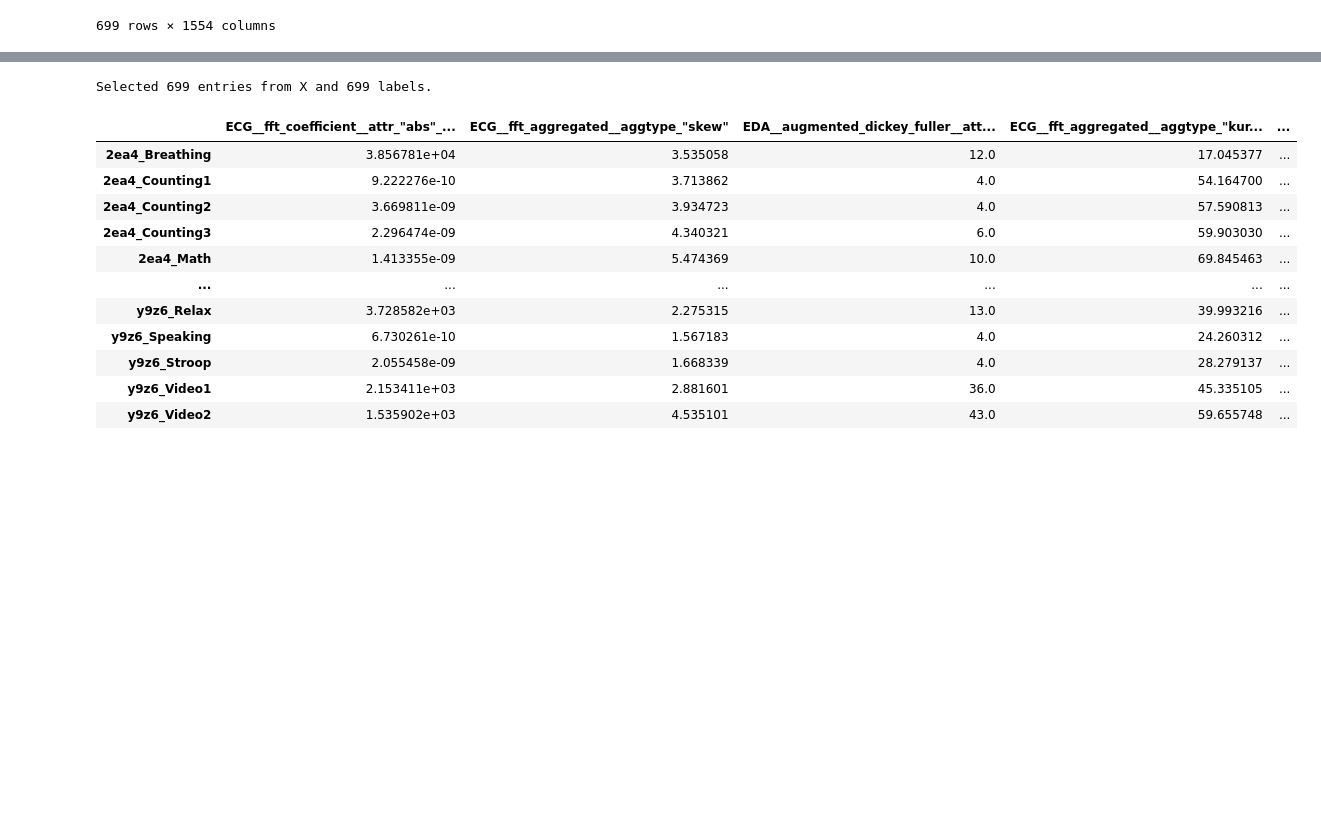
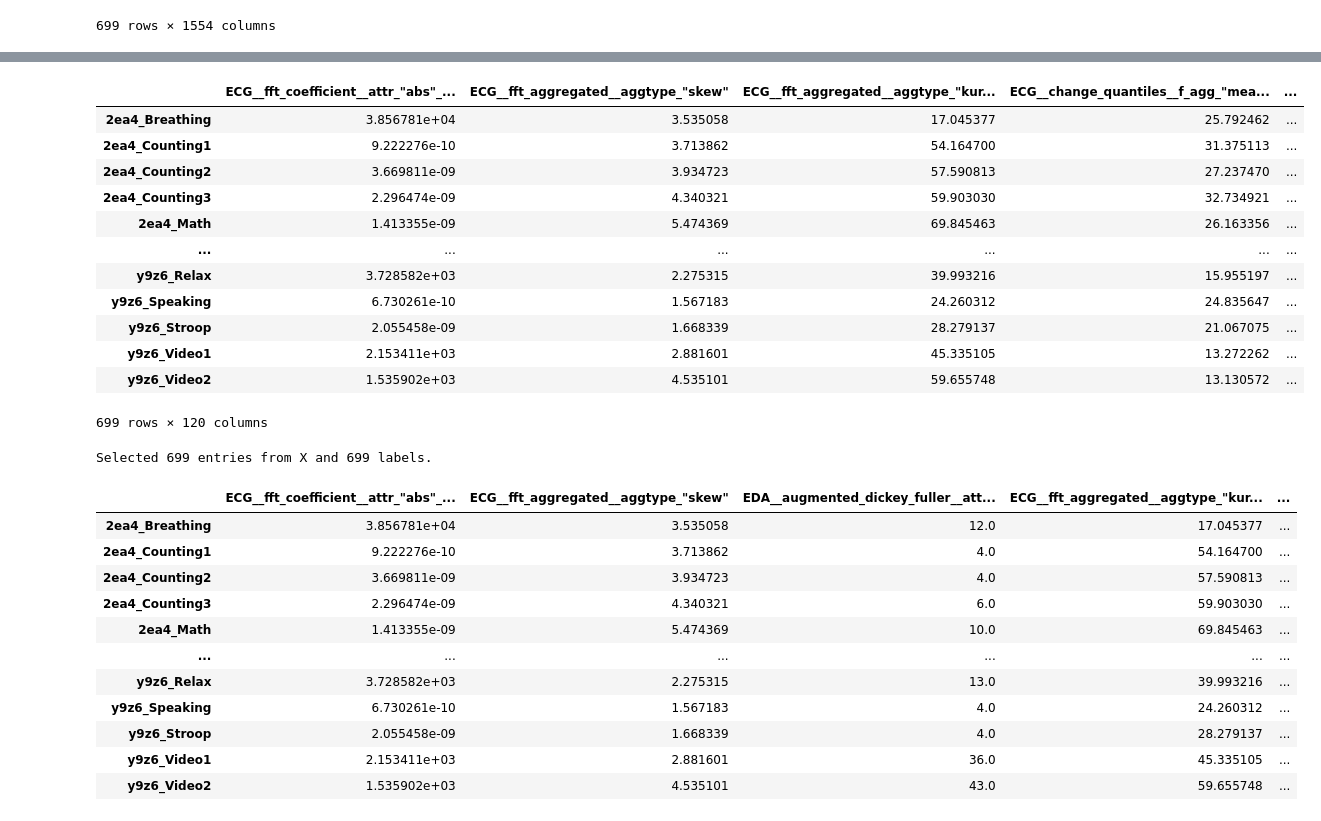
Before and after one commit to sergiodl-ubi/stressID, a Jupyter notebook: Feature Extraction/physiological/tsfresh_features_analysis.ipynb, the cells around one changed output, grey strips where cells are left out. Drawn from its saved outputs; the diff is of its cells as text; code cells hidden in the pictures; blank space fills up the shorter version.

```diff
--- a/Feature Extraction/physiological/tsfresh_features_analysis.ipynb
+++ b/Feature Extraction/physiological/tsfresh_features_analysis.ipynb
@@ -178,13 +264,31 @@ display(features)
+# %%
+# ecg_rel_features.to_csv(ECG_RELEVANT_FEAT_FILENAME)
+ecg_rel_features = pd.read_csv(ECG_RELEVANT_FEAT_FILENAME, index_col=0)
+display(ecg_rel_features)
+# %% [output]
+|  | ECG__fft_coefficient__attr_"abs"_... | ECG__fft_aggregated__aggtype_"skew" | ECG__fft_aggregated__aggtype_"kur... | ECG__change_quantiles__f_agg_"mea... | ... |
+| 2ea4_Breathing | 3.856781e+04 | 3.535058 | 17.045377 | 25.792462 | ... |
+| 2ea4_Counting1 | 9.222276e-10 | 3.713862 | 54.164700 | 31.375113 | ... |
+| 2ea4_Counting2 | 3.669811e-09 | 3.934723 | 57.590813 | 27.237470 | ... |
+| 2ea4_Counting3 | 2.296474e-09 | 4.340321 | 59.903030 | 32.734921 | ... |
+| 2ea4_Math | 1.413355e-09 | 5.474369 | 69.845463 | 26.163356 | ... |
+| ... | ... | ... | ... | ... | ... |
+| y9z6_Relax | 3.728582e+03 | 2.275315 | 39.993216 | 15.955197 | ... |
+| y9z6_Speaking | 6.730261e-10 | 1.567183 | 24.260312 | 24.835647 | ... |
+| y9z6_Stroop | 2.055458e-09 | 1.668339 | 28.279137 | 21.067075 | ... |
+| y9z6_Video1 | 2.153411e+03 | 2.881601 | 45.335105 | 13.272262 | ... |
+| y9z6_Video2 | 1.535902e+03 | 4.535101 | 59.655748 | 13.130572 | ... |
+699 rows × 120 columns
+# %%
+# Selecting rows that actually have entries in "labels" file
+idx = list(features.merge(labels["b"], left_index=True, right_index=True).index)
+y = labels["b"].loc[idx]
+x = features.loc[idx]
+print(f"Selected {len(x)} entries from X and {len(y)} labels.")
+# %% [output]
+Selected 699 entries from X and 699 labels.
 # %%
-# Selecting rows that actually have entries in "labels" file
-idx = list(features.merge(labels["b"], left_index=True, right_index=True).index)
-y = labels["b"].loc[idx]
-x = features.loc[idx]
-print(f"Selected {len(x)} entries from X and {len(y)} labels.")
-
 X_selected = select_features(x, y)
-# %% [output]
-Selected 699 entries from X and 699 labels.
 # %%
 sel_features_filename = "../Features/tfresh_eda_cga_features.efficient.selected.csv"
 # X_selected.to_csv(sel_features_filename)
```
Also changed, not shown: parts of 16 cells of this notebook, 3 other files.
